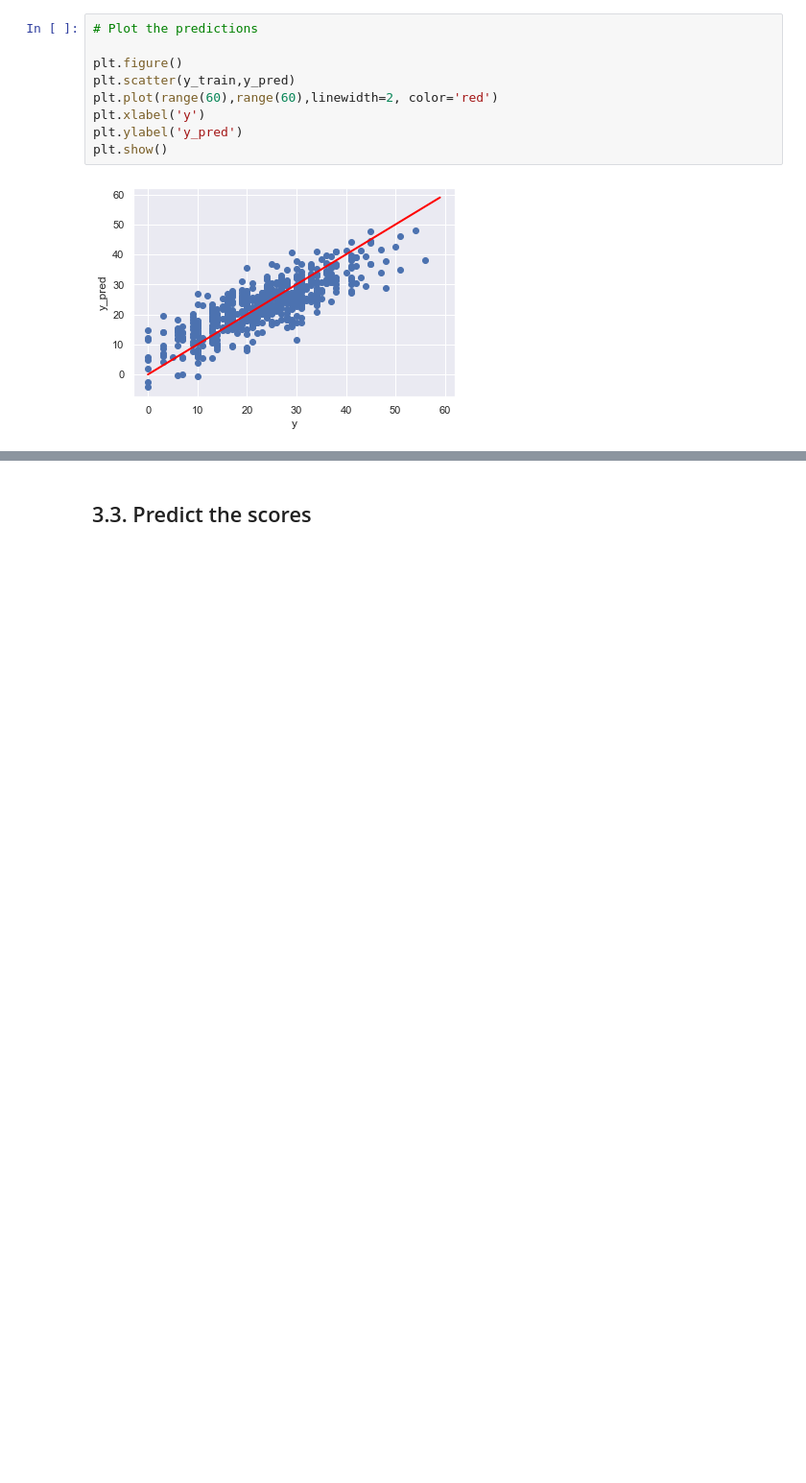
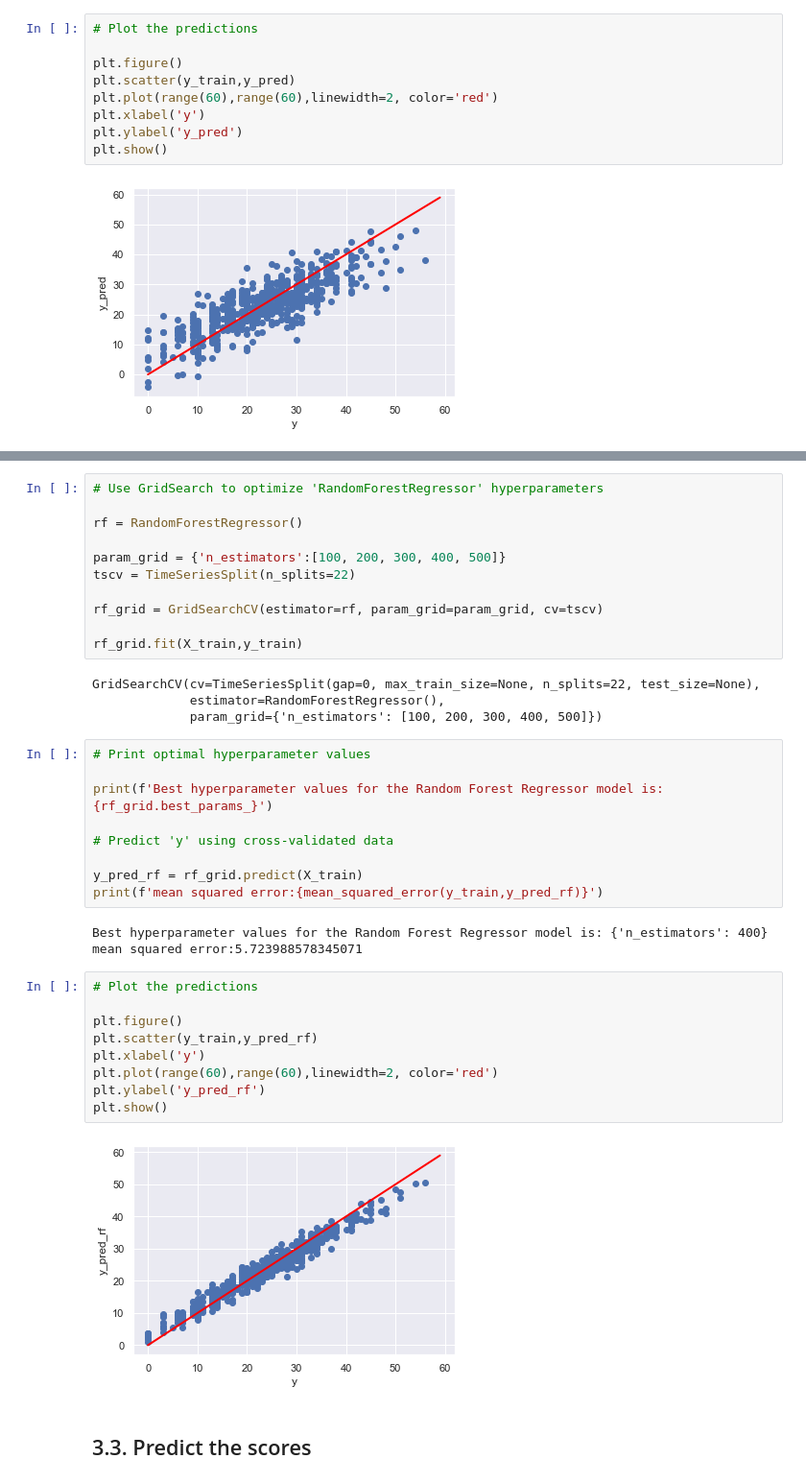
Before and after one commit to ninad22dixit/Superbowl_winner_prediction, a Jupyter notebook: Pre-processing_and_Model.ipynb, the cells around one changed output, grey strips where cells are left out. Shown at 96% size. Cells and saved outputs as stored; diff of their text form; blank space fills up the shorter version.

```diff
--- a/Pre-processing_and_Model.ipynb
+++ b/Pre-processing_and_Model.ipynb
@@ -516,3 +556,41 @@ plt.show()
+# %%
+# Use GridSearch to optimize 'RandomForestRegressor' hyperparameters
+
+rf = RandomForestRegressor()
+
+param_grid = {'n_estimators':[100, 200, 300, 400, 500]}
+tscv = TimeSeriesSplit(n_splits=22)
+
+rf_grid = GridSearchCV(estimator=rf, param_grid=param_grid, cv=tscv)
+
+rf_grid.fit(X_train,y_train)
+# %% [output]
+GridSearchCV(cv=TimeSeriesSplit(gap=0, max_train_size=None, n_splits=22, test_size=None),
+             estimator=RandomForestRegressor(),
+             param_grid={'n_estimators': [100, 200, 300, 400, 500]})
+# %%
+# Print optimal hyperparameter values
+
+print(f'Best hyperparameter values for the Random Forest Regressor model is: {rf_grid.best_params_}')
+
+# Predict 'y' using cross-validated data
+
+y_pred_rf = rf_grid.predict(X_train)
+print(f'mean squared error:{mean_squared_error(y_train,y_pred_rf)}')
+# %% [output]
+Best hyperparameter values for the Random Forest Regressor model is: {'n_estimators': 400}
+mean squared error:5.723988578345071
+# %%
+# Plot the predictions
+
+plt.figure()
+plt.scatter(y_train,y_pred_rf)
+plt.xlabel('y')
+plt.plot(range(60),range(60),linewidth=2, color='red')
+plt.ylabel('y_pred_rf')
+plt.show()
+# %% [output]
+[figure, added]
 # %% [markdown]
 ## 3.3. Predict the scores
 # %% [markdown]
```
Also changed, not shown: parts of 13 cells of this notebook.
